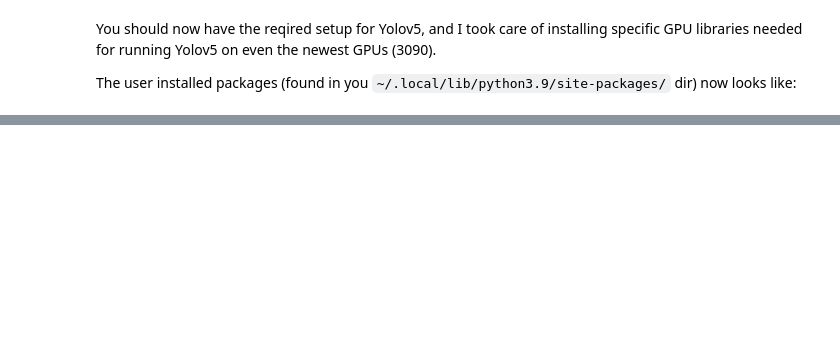
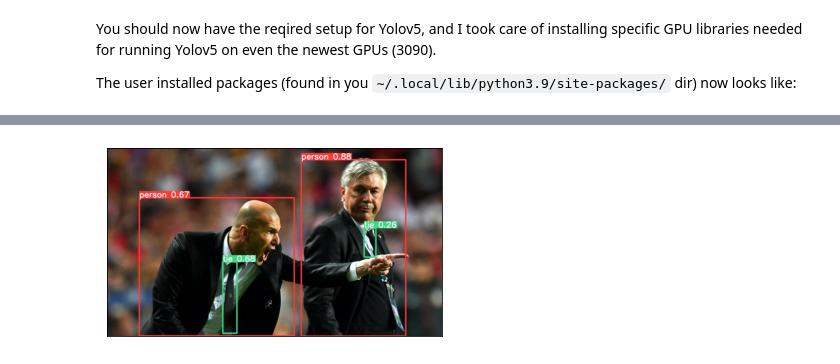
Before and after one commit to Lage951/Html-Master, a Jupyter notebook: L07/Yolov5_setup/yolov5_setup.ipynb, the cells around one changed output, grey strips where cells are left out. Cells and saved outputs as stored; diff of their text form; code cells hidden in the pictures; blank space fills up the shorter version.

```diff
--- a/L07/Yolov5_setup/yolov5_setup.ipynb
+++ b/L07/Yolov5_setup/yolov5_setup.ipynb
@@ -79,0 +148,17 @@ print("OK")
+# %%
+%matplotlib inline
+
+from matplotlib import pyplot as plt
+import cv2
+
+def ShowImg(imgfilename):
+    img = cv2.imread(imgfilename, 1)
+    img2 = cv2.cvtColor(img, cv2.COLOR_BGR2RGB) #Converts from one colour space to the other
+
+    plt.imshow(img2)
+    plt.xticks([]), plt.yticks([])  # Hides the graph ticks and x / y axis
+    plt.show()
+
+ShowImg('temp.jpg/zidane.jpg')
+# %% [output]
+[figure, added]
```
Also changed, not shown: parts of 5 cells of this notebook.
